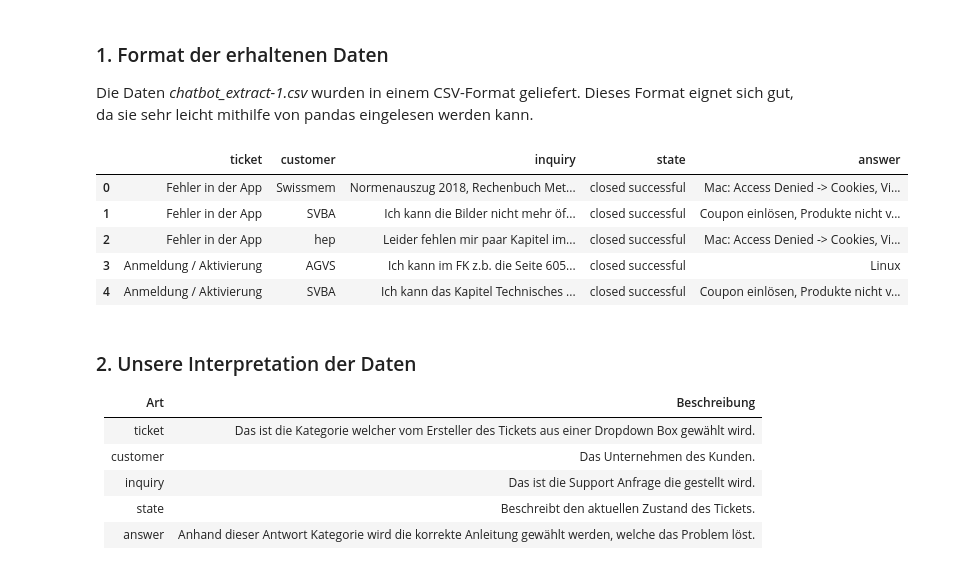
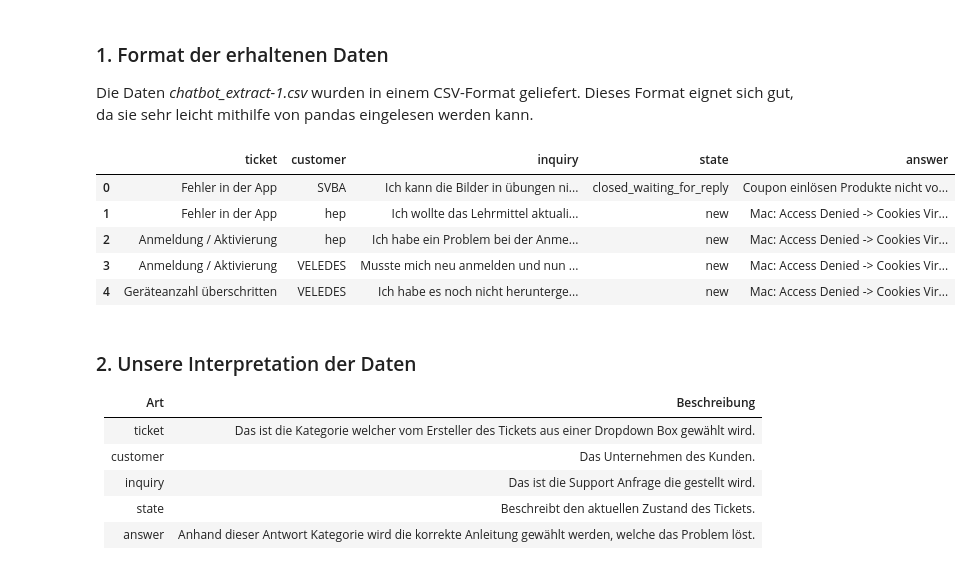
Before and after one commit to bda-19fs/bda-chatbot, a Jupyter notebook: 02_data_review/ionesoft_data_quality_assessment.ipynb, the cells around one changed output. Drawn from its saved outputs; the diff is of its cells as text; code cells hidden in the pictures.

```diff
--- a/02_data_review/ionesoft_data_quality_assessment.ipynb
+++ b/02_data_review/ionesoft_data_quality_assessment.ipynb
@@ -18,18 +18,18 @@ Die Daten _chatbot_extract-1.csv_ wurden in einem CSV-Format geliefert. Dieses F
 # %%
 import pandas as pd
 
-extract = '../01_data/chatbot_extract-1.csv'
+extract = '../01_data/chatbot_all_tickets.csv'
 names=['ticket', 'customer', 'inquiry', 'state', 'answer']
 
-corpus = pd.read_csv(extract, encoding='utf-8', names=names, skiprows=[0], usecols=[1, 2, 4, 5, 6])
+corpus = pd.read_csv(extract, sep=';', encoding='utf-8', names=names, skiprows=[0], usecols=[2, 3, 4, 5, 6])
 corpus.head()
 # %% [output]
 |  | ticket | customer | inquiry | state | answer |
-| 0 | Fehler in der App | Swissmem | Normenauszug 2018, Rechenbuch Met... | closed successful | Mac: Access Denied -> Cookies, Vi... |
-| 1 | Fehler in der App | SVBA | Ich kann die Bilder nicht mehr öf... | closed successful | Coupon einlösen, Produkte nicht v... |
-| 2 | Fehler in der App | hep | Leider fehlen mir paar Kapitel im... | closed successful | Mac: Access Denied -> Cookies, Vi... |
-| 3 | Anmeldung / Aktivierung | AGVS | Ich kann im FK z.b. die Seite 605... | closed successful | Linux |
-| 4 | Anmeldung / Aktivierung | SVBA | Ich kann das Kapitel Technisches ... | closed successful | Coupon einlösen, Produkte nicht v... |
+| 0 | Fehler in der App | SVBA | Ich kann die Bilder in übungen ni... | closed_waiting_for_reply | Coupon einlösen Produkte nicht vo... |
+| 1 | Fehler in der App | hep | Ich wollte das Lehrmittel aktuali... | new | Mac: Access Denied -> Cookies Vir... |
+| 2 | Anmeldung / Aktivierung | hep | Ich habe ein Problem bei der Anme... | new | Mac: Access Denied -> Cookies Vir... |
+| 3 | Anmeldung / Aktivierung | VELEDES | Musste mich neu anmelden und nun ... | new | Mac: Access Denied -> Cookies Vir... |
+| 4 | Geräteanzahl überschritten | VELEDES | Ich habe es noch nicht herunterge... | new | Mac: Access Denied -> Cookies Vir... |
 # %% [markdown]
 ### 2. Unsere Interpretation der Daten
 | Art      | Beschreibung                                                                                         |
```
Also changed, not shown: parts of 18 cells of this notebook.
